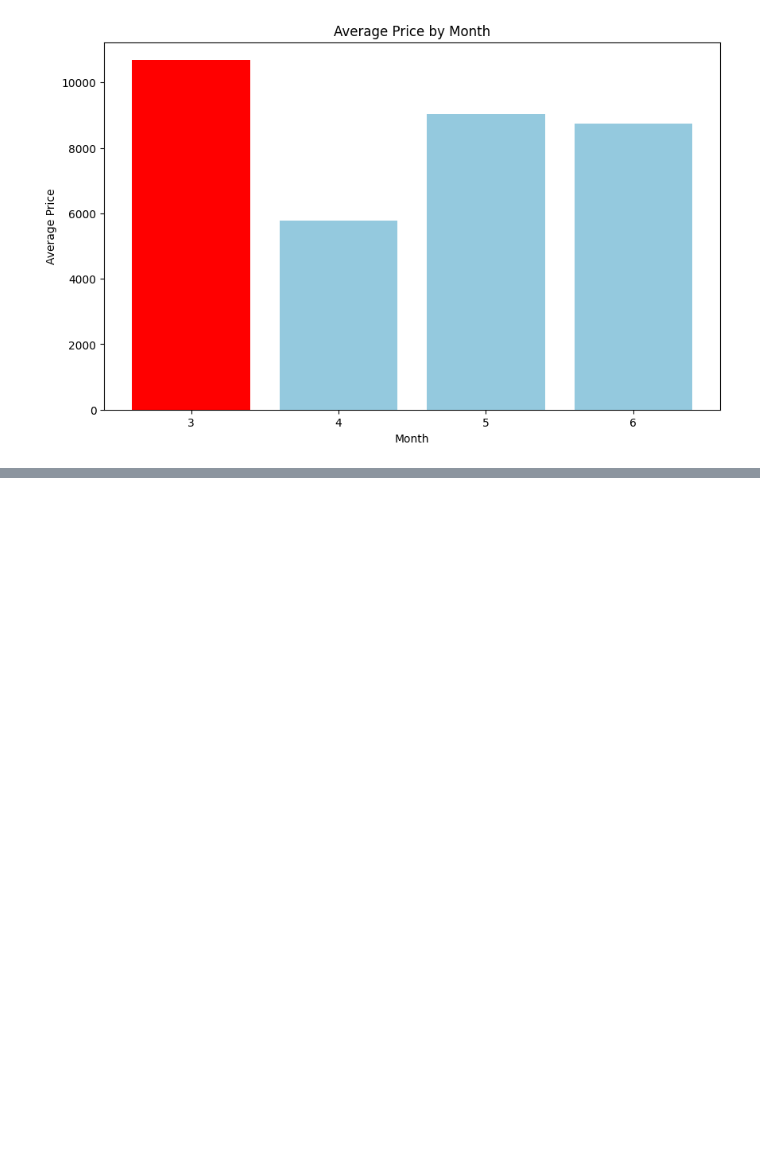
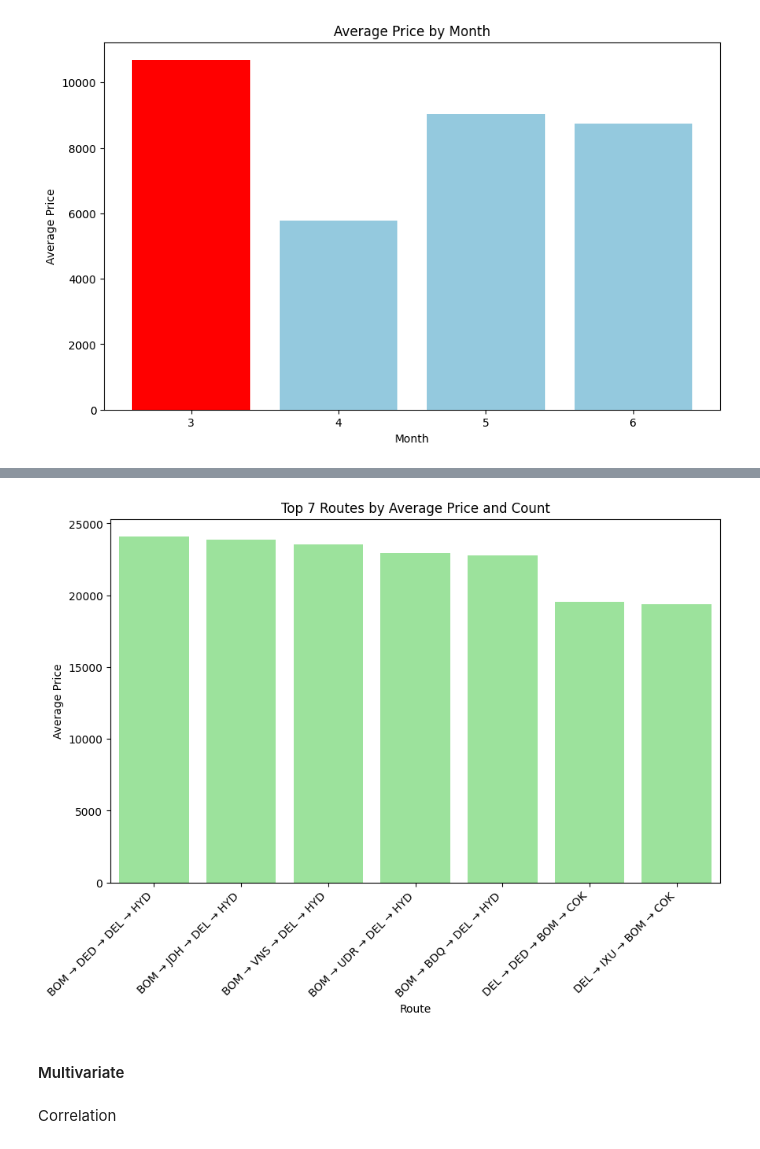
Before and after one commit to souvikghosh2000/Flight-Fare-Prediction, a Jupyter notebook: training.ipynb, the cells around one changed output, grey strips where cells are left out. Saved outputs shown, nothing was run; the diff lists cells and outputs as text; code cells hidden in the pictures; blank space fills up the shorter version.

```diff
--- a/training.ipynb
+++ b/training.ipynb
@@ -531,0 +551,23 @@ plt.show()
+# %%
+top_5_routes_count = sorted_route_stats.head(7)
+
+# Select the top 5 routes based on average price
+top_5_routes_price = sorted_route_stats.nlargest(7, 'Average_Price')
+
+# Combine the top 5 routes based on both count and average price
+top_5_routes = pd.merge(top_5_routes_count, top_5_routes_price, on='Route', suffixes=('_count', '_price'))
+
+# Create a bar plot for the top 5 routes
+plt.figure(figsize=(10, 6))
+sns.barplot(x='Route', y='Average_Price_price', data=top_5_routes, color='lightgreen')
+plt.title('Top 7 Routes by Average Price and Count')
+plt.xlabel('Route')
+plt.ylabel('Average Price')
+plt.xticks(rotation=45, ha='right')  # Rotate x-axis labels for better visibility
+plt.show()
+# %% [output]
+[figure, added]
+# %% [markdown]
+#### Multivariate
+# %% [markdown]
+Correlation
```
Also changed, not shown: parts of 23 cells of this notebook.
